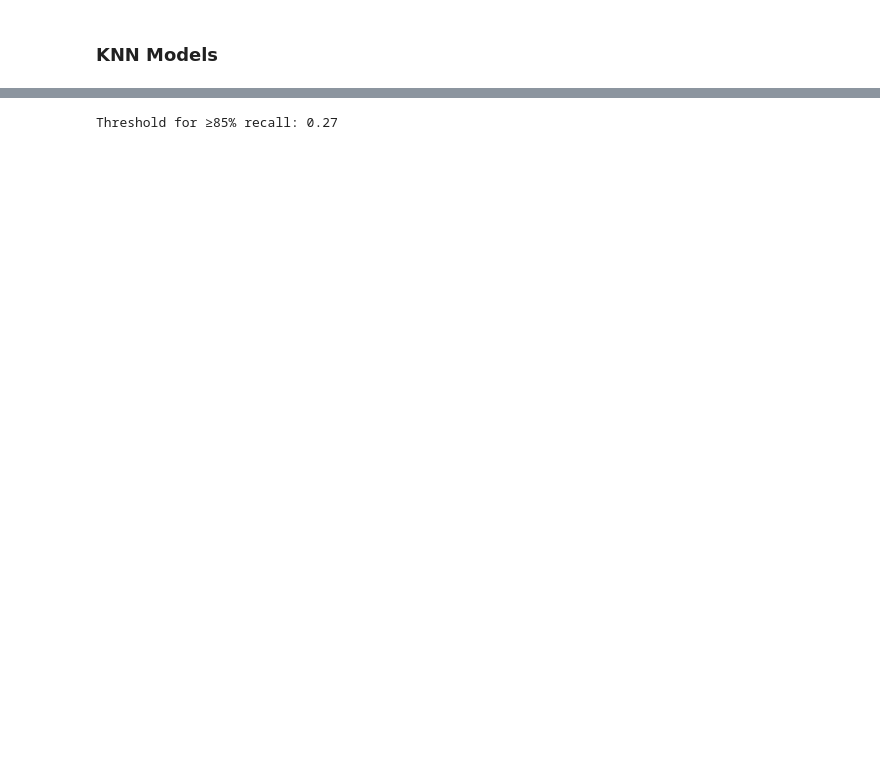
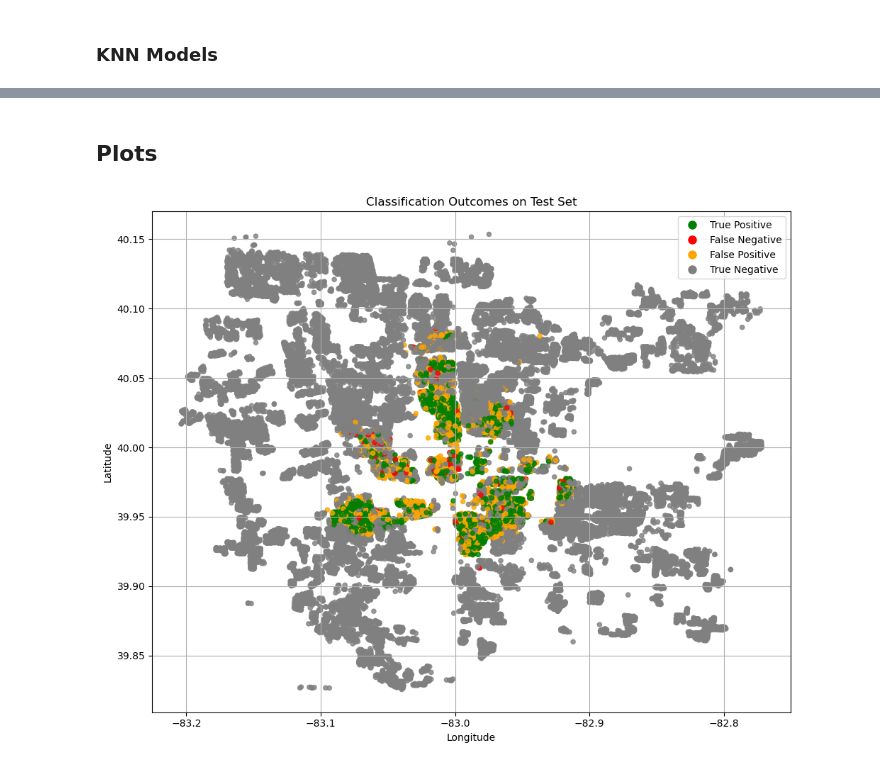
Before and after one commit to aschimmo/Erdos2025_LeadExposure, a Jupyter notebook: KNN_Analysis.ipynb, the cells around one changed output, grey strips where cells are left out. Cells and saved outputs as stored; diff of their text form; code cells hidden in the pictures; blank space fills up the shorter version.

```diff
--- a/KNN_Analysis.ipynb
+++ b/KNN_Analysis.ipynb
@@ -219,16 +183,36 @@ plt.show()
-# %%
-# Say you want at least 85% recall
-target_recall = 0.85
-idx = np.where(recall >= target_recall)[0][-1]  # last threshold that still gives >= 0.85 recall
-best_thresh = thresholds[idx]
-print(f"Threshold for ≥{target_recall*100:.0f}% recall: {best_thresh:.2f}")
-# %% [output]
-Threshold for ≥85% recall: 0.27
+# %% [markdown]
+## Plots
 # %%
-# Combine into one DataFrame
-y_pred_thresh = (y_probs > .27).astype(int)
-results = X_test.copy()
-results['Actual'] = y_test
-results['Predicted'] = y_pred_thresh
-results['Probability'] = y_probs
+
+# Classification outcome map
+lat = X_test['Latitude'].values
+lon = X_test['Longitude'].values
+outcome_color = []
+for true, pred in zip(y_test, y_pred):
+    if true == 1 and pred == 1:
+        outcome_color.append('green')
+    elif true == 1 and pred == 0:
+        outcome_color.append('red')
+    elif true == 0 and pred == 1:
+        outcome_color.append('orange')
+    else:
+        outcome_color.append('gray')
+
+plt.figure(figsize=(10, 8))
+plt.scatter(lon, lat, c=outcome_color, s=20, alpha=0.8)
+plt.xlabel("Longitude")
+plt.ylabel("Latitude")
+plt.title("Classification Outcomes on Test Set")
+legend_patches = [
+    plt.Line2D([0], [0], marker='o', color='w', label='True Positive', markerfacecolor='green', markersize=10),
+    plt.Line2D([0], [0], marker='o', color='w', label='False Negative', markerfacecolor='red', markersize=10),
+    plt.Line2D([0], [0], marker='o', color='w', label='False Positive', markerfacecolor='orange', markersize=10),
+    plt.Line2D([0], [0], marker='o', color='w', label='True Negative', markerfacecolor='gray', markersize=10),
+]
+plt.legend(handles=legend_patches, loc='best')
+plt.grid(True)
+plt.tight_layout()
+plt.show()
+# %% [output]
+[figure, added]
 # %%
```
Also changed, not shown: parts of 18 cells of this notebook.
